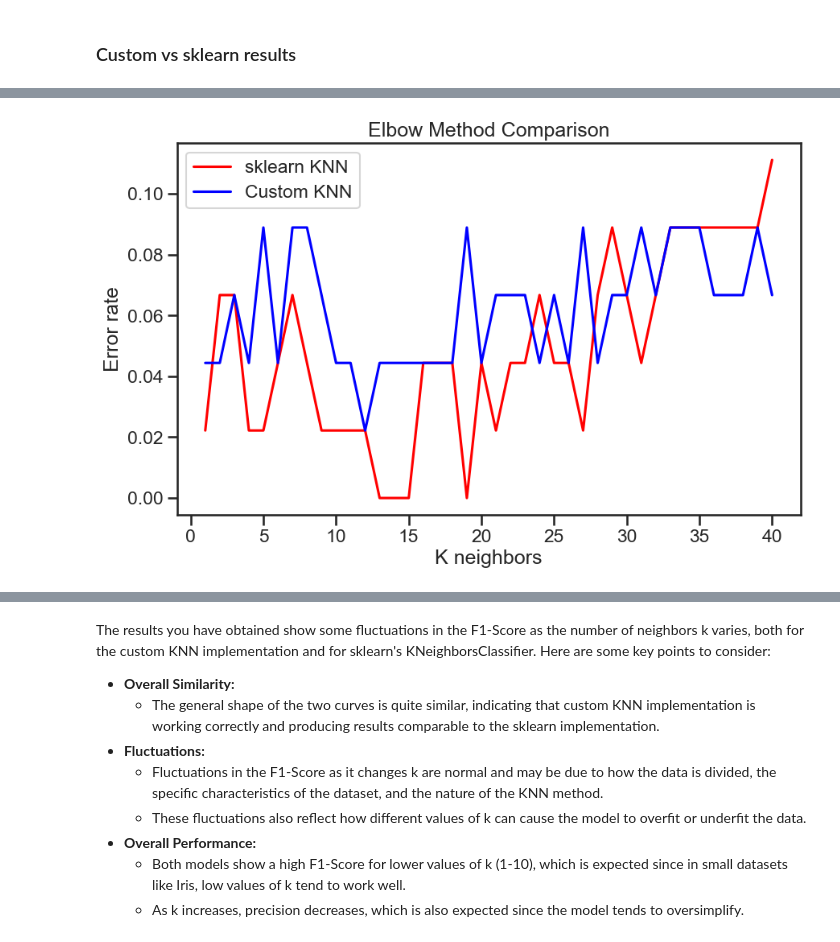
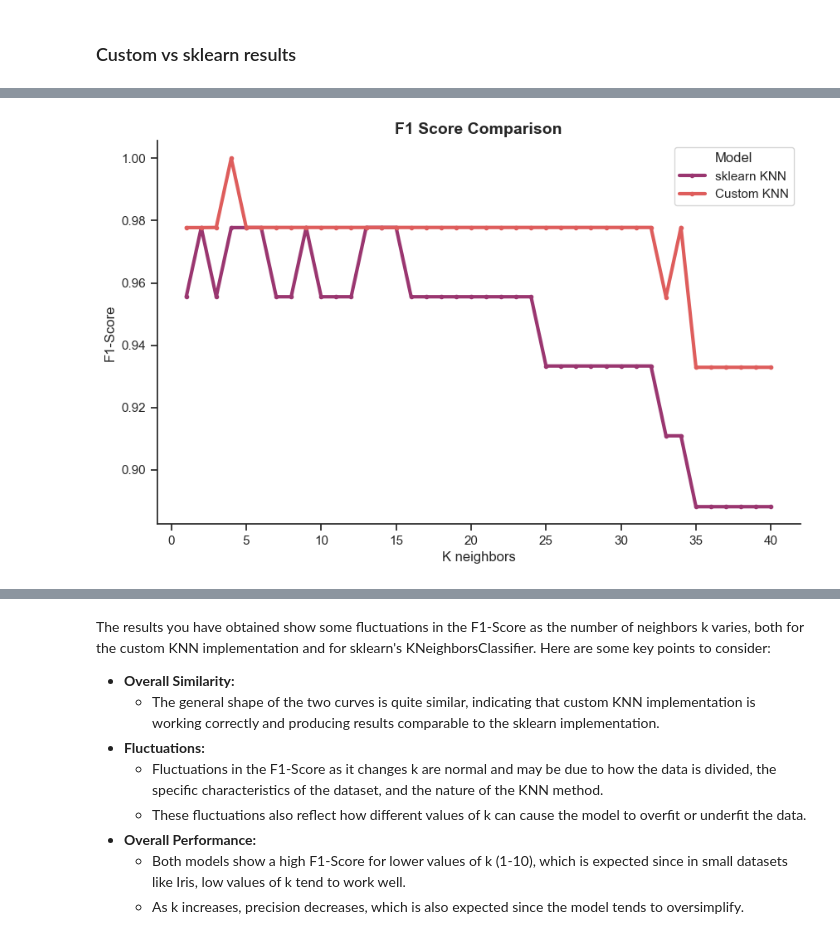
Before and after one commit to vanstrouble/knn-from-scratch, a Jupyter notebook: knn_model.ipynb, the cells around one changed output, grey strips where cells are left out. Drawn from its saved outputs; the diff is of its cells as text; code cells hidden in the pictures.

Commit message:
Remove cells with old elbow and f1 plots

```diff
--- a/knn_model.ipynb
+++ b/knn_model.ipynb
@@ -160,15 +160,3 @@ for k in range(1, max_k + 1):
     sklearn_error_rates[k - 1] = error
 # %% [markdown]
 ### Custom vs sklearn results
-# %%
-sns.set_context('talk')
-sns.set_style('ticks')
-
-plt.figure(figsize=(10, 6))
-plt.plot(range(1, max_k + 1), sklearn_f1_scores, color='r', label='sklearn KNN')
-plt.plot(range(1, max_k + 1), f1_scores, color='b', label='Custom KNN')
-plt.title('F1 Score Comparison')
-plt.xlabel('K neighbors')
-plt.ylabel('F1-Score')
-plt.legend()
-plt.show()
@@ -177,14 +163,4 @@ plt.show()
-# %%
-sns.set_context('talk')
-sns.set_style('ticks')
-
-plt.figure(figsize=(10, 6))
-plt.plot(range(1, max_k + 1), sklearn_error_rates, color='r', label='sklearn KNN')
-plt.plot(range(1, max_k + 1), error_rates, color='b', label='Custom KNN')
-plt.title('Elbow Method Comparison')
-plt.xlabel('K neighbors')
-plt.ylabel('Error rate')
-plt.legend()
-plt.show()
-# %% [output]
-[figure, removed]
+# %%
+plot_f1_score(max_k, f1_scores, sklearn_f1_scores, "F1 Score Comparison")
+# %% [output]
+[figure, added]
```
Also changed, not shown: parts of 11 cells of this notebook.
